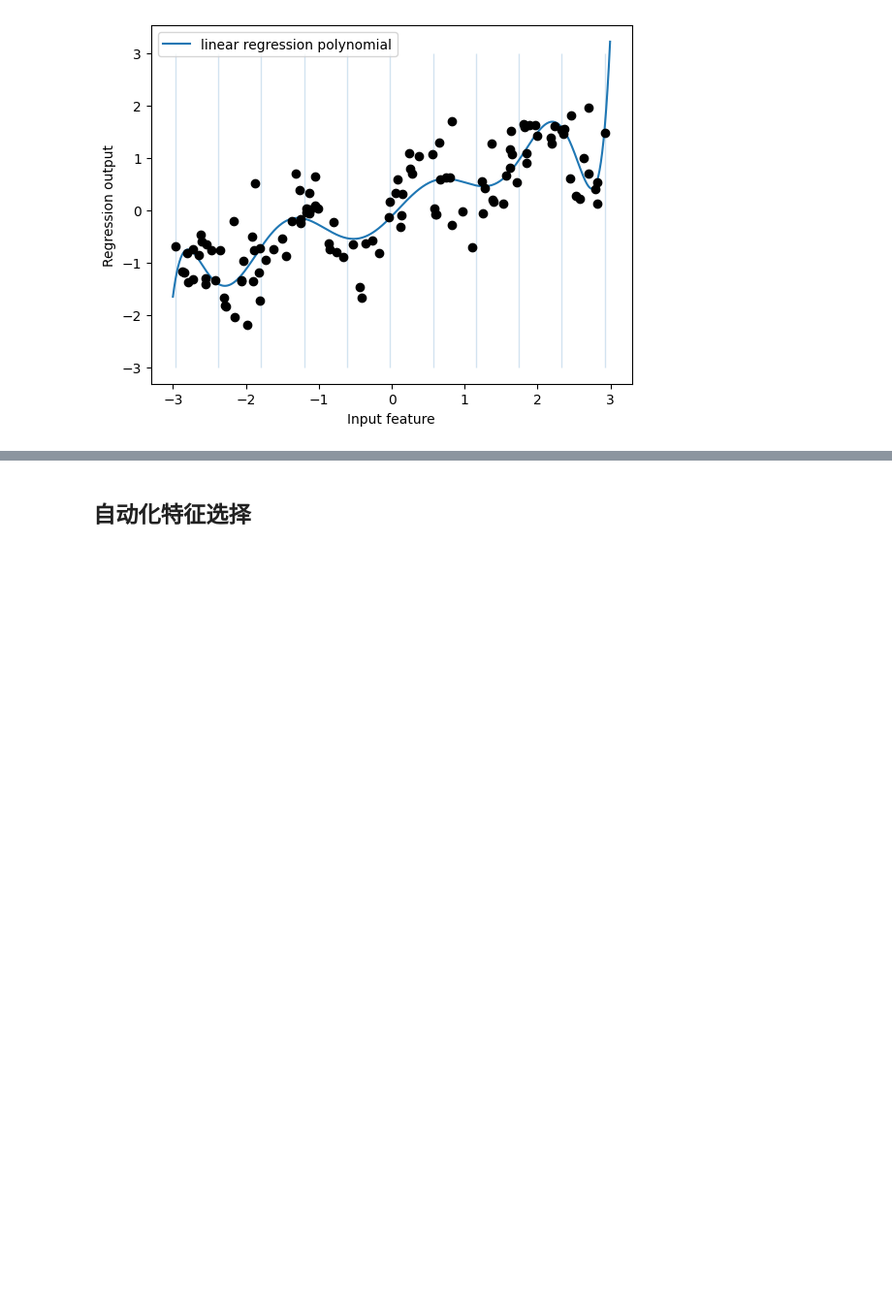
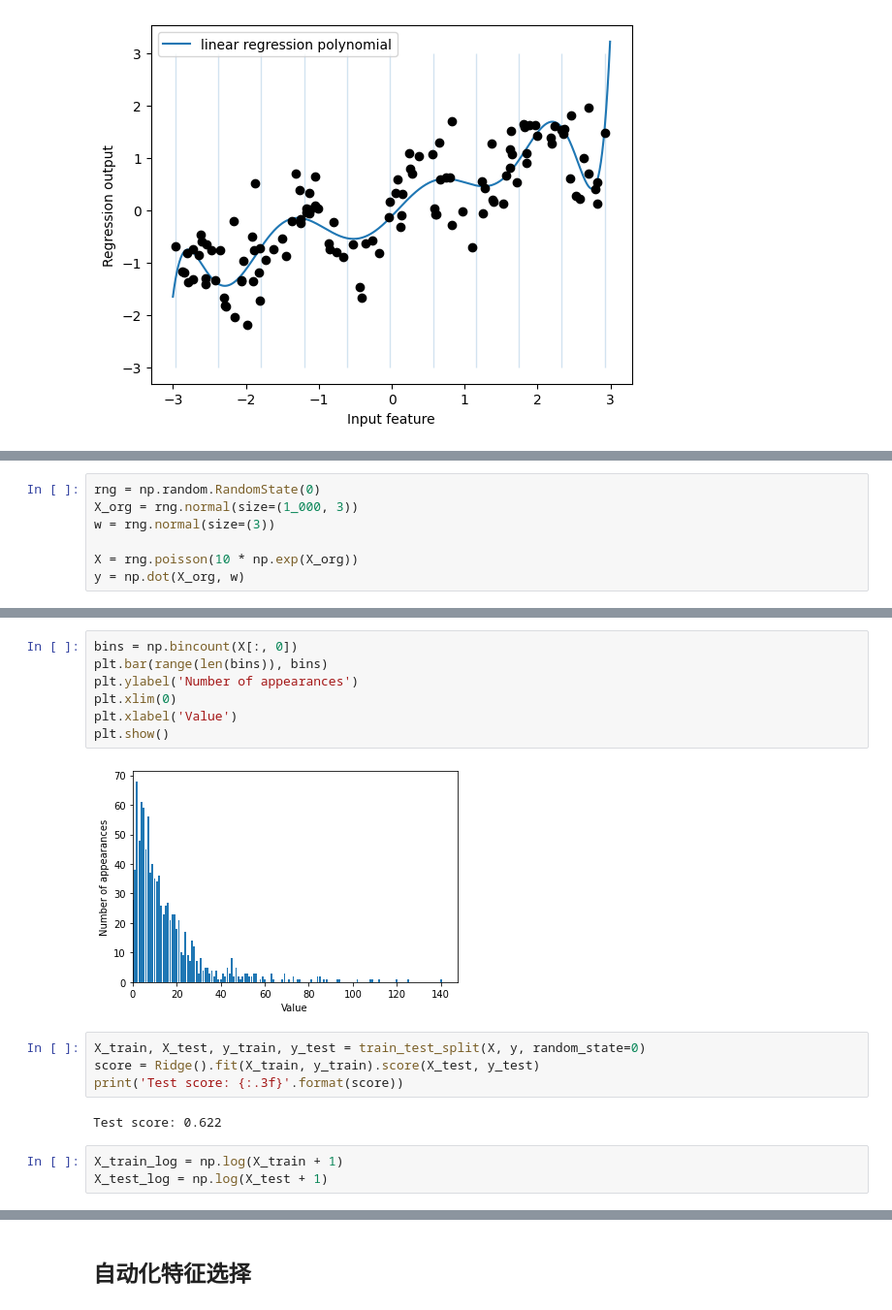
Before and after one commit to JPL-JUNO/Introduction-to-Machine-Learning-with-Python, a Jupyter notebook: Codes/Ch4.ipynb, the cells around one changed output, grey strips where cells are left out. Shown at 97% size. Drawn from its saved outputs; the diff is of its cells as text; blank space fills up the shorter version.

```diff
--- a/Codes/Ch4.ipynb
+++ b/Codes/Ch4.ipynb
@@ -431,0 +521,7 @@ plt.show()
+# %%
+rng = np.random.RandomState(0)
+X_org = rng.normal(size=(1_000, 3))
+w = rng.normal(size=(3))
+
+X = rng.poisson(10 * np.exp(X_org))
+y = np.dot(X_org, w)
@@ -431,0 +539,18 @@ plt.show()
+# %%
+bins = np.bincount(X[:, 0])
+plt.bar(range(len(bins)), bins)
+plt.ylabel('Number of appearances')
+plt.xlim(0)
+plt.xlabel('Value')
+plt.show()
+# %% [output]
+[figure, added]
+# %%
+X_train, X_test, y_train, y_test = train_test_split(X, y, random_state=0)
+score = Ridge().fit(X_train, y_train).score(X_test, y_test)
+print('Test score: {:.3f}'.format(score))
+# %% [output]
+Test score: 0.622
+# %%
+X_train_log = np.log(X_train + 1)
+X_test_log = np.log(X_test + 1)
```
Also changed, not shown: parts of 12 cells of this notebook, 2 other files.
